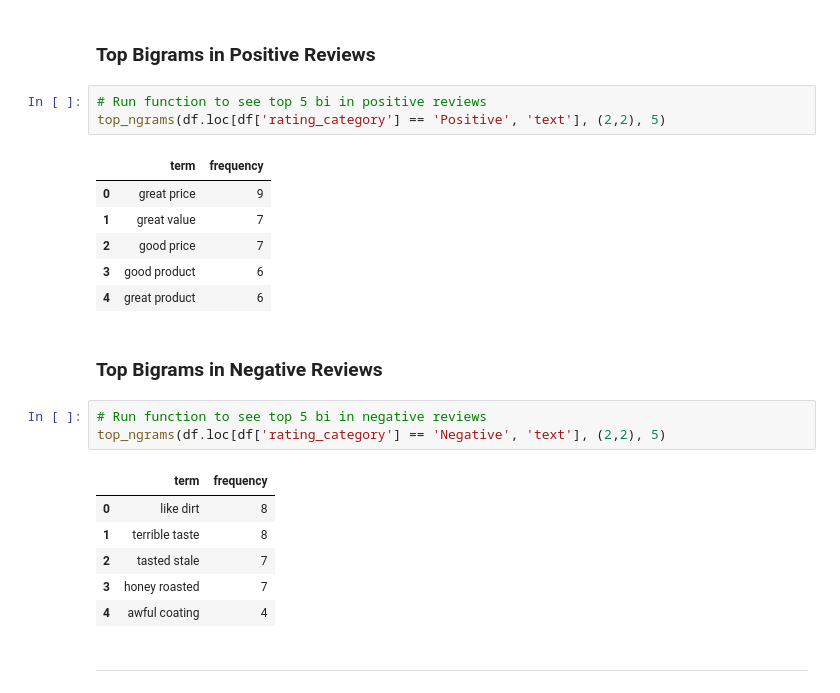
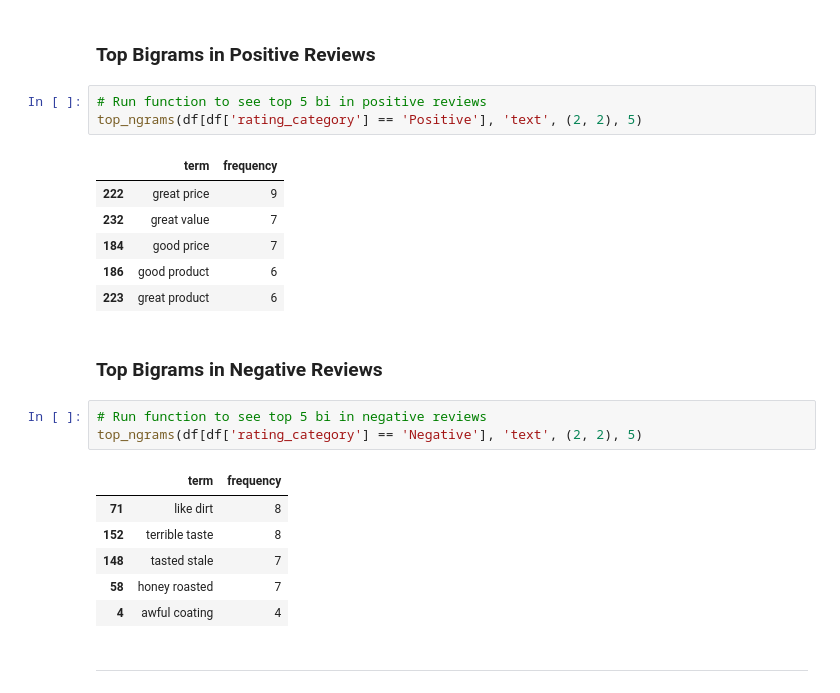
Before and after one commit to mjohnsonsea/opan6609_assignment2, a Jupyter notebook: assignment_2.ipynb, the cells around one changed output. Saved outputs shown, nothing was run; the diff lists cells and outputs as text.

```diff
--- a/assignment_2.ipynb
+++ b/assignment_2.ipynb
@@ -198,25 +205,25 @@ top_ngrams(df.loc[df['rating_category'] == 'Negative', 'text'], (1,1), 5)
 ### Top Bigrams in Positive Reviews
 # %%
 # Run function to see top 5 bi in positive reviews
-top_ngrams(df.loc[df['rating_category'] == 'Positive', 'text'], (2,2), 5)
+top_ngrams(df[df['rating_category'] == 'Positive'], 'text', (2, 2), 5)
 # %% [output]
 |  | term | frequency |
-| 0 | great price | 9 |
-| 1 | great value | 7 |
-| 2 | good price | 7 |
-| 3 | good product | 6 |
-| 4 | great product | 6 |
+| 222 | great price | 9 |
+| 232 | great value | 7 |
+| 184 | good price | 7 |
+| 186 | good product | 6 |
+| 223 | great product | 6 |
 # %% [markdown]
 ### Top Bigrams in Negative Reviews
 # %%
 # Run function to see top 5 bi in negative reviews
-top_ngrams(df.loc[df['rating_category'] == 'Negative', 'text'], (2,2), 5)
+top_ngrams(df[df['rating_category'] == 'Negative'], 'text', (2, 2), 5)
 # %% [output]
 |  | term | frequency |
-| 0 | like dirt | 8 |
-| 1 | terrible taste | 8 |
-| 2 | tasted stale | 7 |
-| 3 | honey roasted | 7 |
+| 71 | like dirt | 8 |
+| 152 | terrible taste | 8 |
+| 148 | tasted stale | 7 |
+| 58 | honey roasted | 7 |
 | 4 | awful coating | 4 |
 # %% [markdown]
 ****
```
Also changed, not shown: parts of 17 cells of this notebook, 1 other file.
